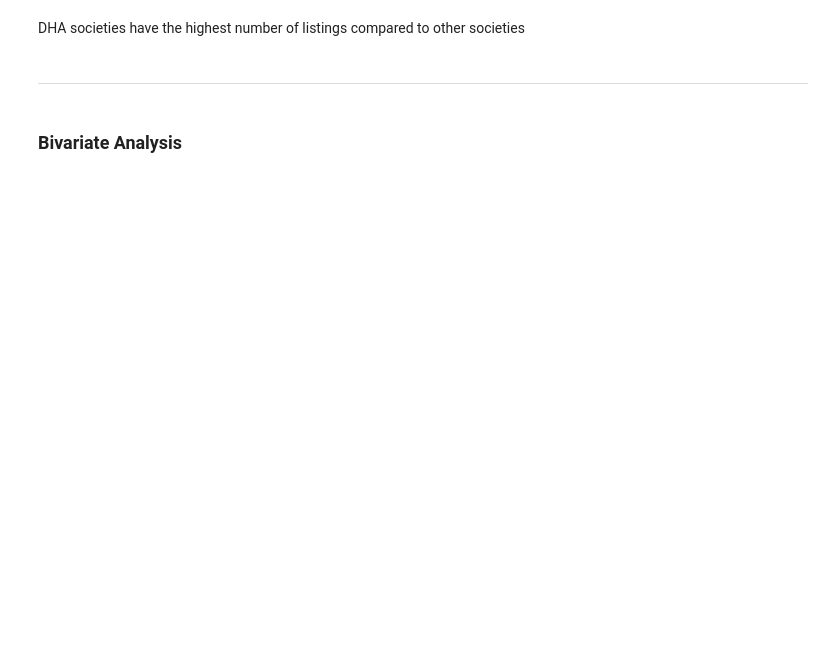
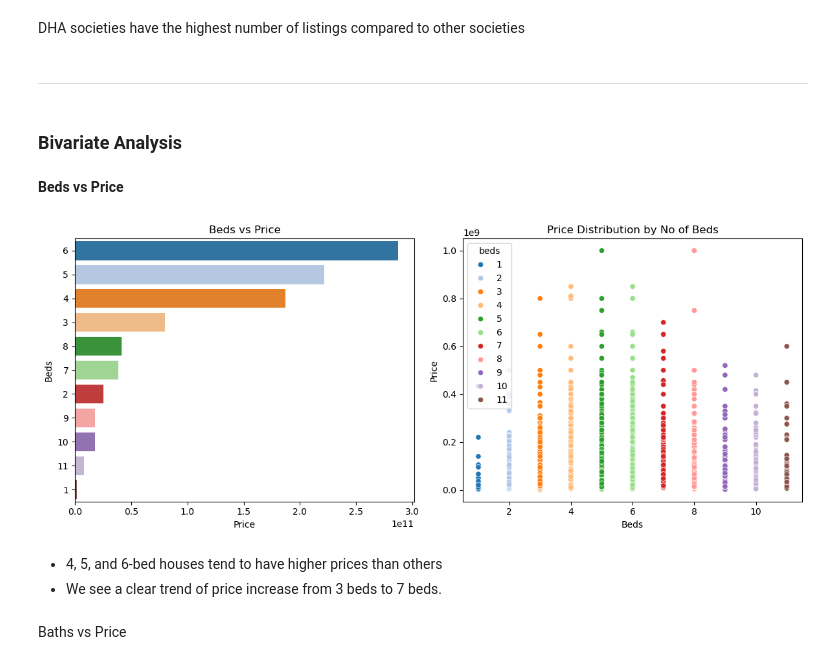
Before and after one commit to danisharain12/Price-Prediction-of-Karachi-Houses, a Jupyter notebook: Houses_Price_Prediction_of_Karachi.ipynb, the cells around one changed output. Drawn from its saved outputs; the diff is of its cells as text; code cells hidden in the pictures; blank space fills up the shorter version.

```diff
--- a/Houses_Price_Prediction_of_Karachi.ipynb
+++ b/Houses_Price_Prediction_of_Karachi.ipynb
@@ -314,3 +312,31 @@ DHA societies have the highest number of listings compared to other societies
 ---------
 # %% [markdown]
 ### Bivariate Analysis
+# %% [markdown]
+**Beds vs Price**
+# %%
+bed_price = df.groupby('beds')['price'].sum().sort_values(ascending=False).reset_index()
+
+fig, axes = plt.subplots(1, 2, figsize=(12, 5))
+
+sns.barplot(data=bed_price, y='beds', x='price', ax=axes[0], orient='h',
+            order=bed_price['beds'], palette='tab20')
+axes[0].set_title('Beds vs Price')
+axes[0].set_xlabel('Price')
+axes[0].set_ylabel('Beds')
+
+sns.scatterplot(data=df, x='beds', y='price', ax=axes[1],
+                hue='beds',palette='tab20')
+axes[1].set_title('Price Distribution by No of Beds')
+axes[1].set_ylabel('Price')
+axes[1].set_xlabel('Beds')
+
+plt.tight_layout()
+plt.show()
+# %% [output]
+[figure, added]
+# %% [markdown]
+- 4, 5, and 6-bed houses tend to have higher prices than others
+- We see a clear trend of price increase from 3 beds to 7 beds.
+# %% [markdown]
+Baths vs Price
```
Also changed, not shown: parts of 34 cells of this notebook.
